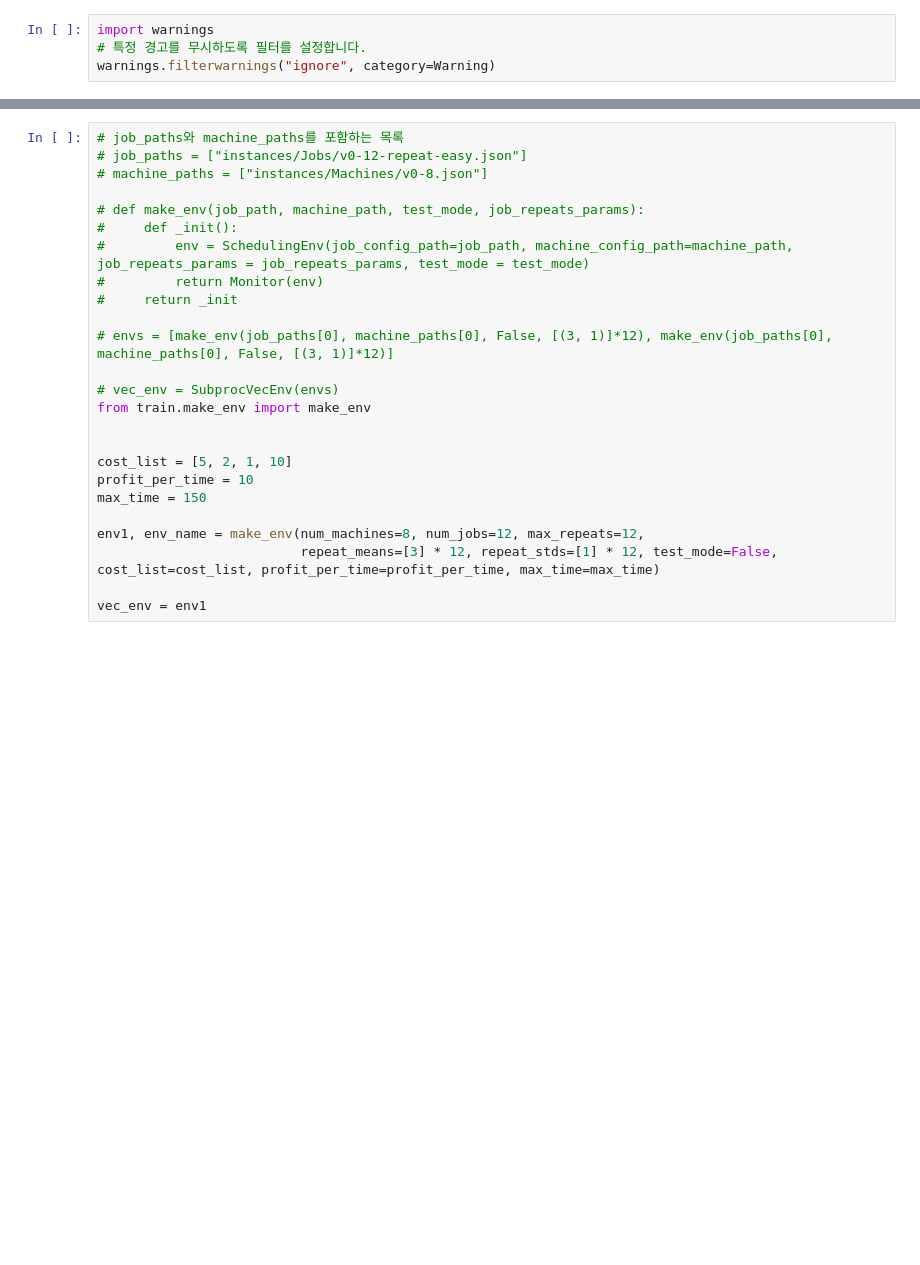
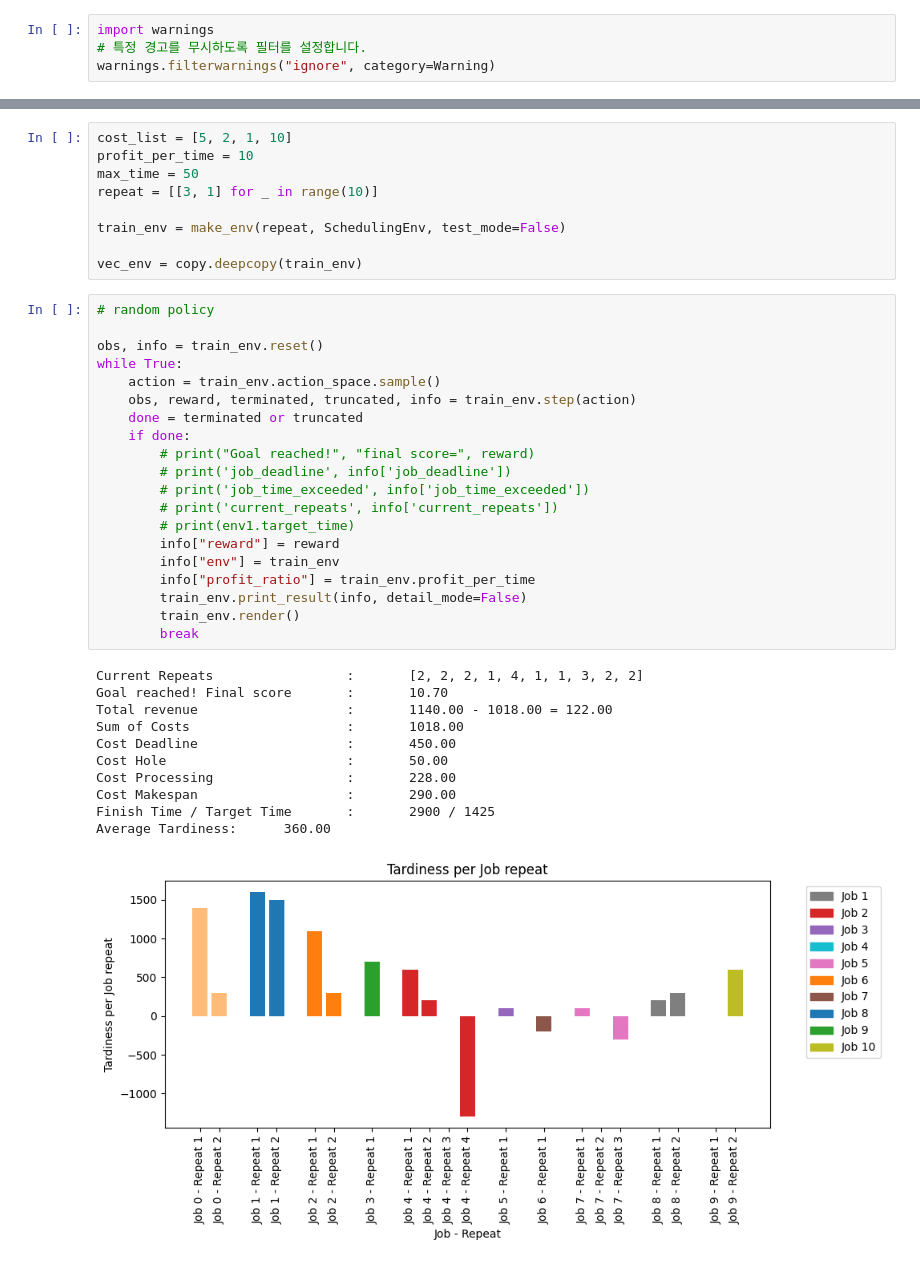
Before and after one commit to Huch0/RL-Scheduler, a Jupyter notebook: MaskablePPO-Repeatable.ipynb, the cells around one changed output, grey strips where cells are left out. Drawn from its saved outputs; the diff is of its cells as text; blank space fills up the shorter version.

```diff
--- a/MaskablePPO-Repeatable.ipynb
+++ b/MaskablePPO-Repeatable.ipynb
@@ -140,25 +46,41 @@ finish_time 600
 # %%
-# job_paths와 machine_paths를 포함하는 목록
-# job_paths = ["instances/Jobs/v0-12-repeat-easy.json"]
-# machine_paths = ["instances/Machines/v0-8.json"]
-
-# def make_env(job_path, machine_path, test_mode, job_repeats_params):
-#     def _init():
-#         env = SchedulingEnv(job_config_path=job_path, machine_config_path=machine_path, job_repeats_params = job_repeats_params, test_mode = test_mode)
-#         return Monitor(env)
-#     return _init
-
-# envs = [make_env(job_paths[0], machine_paths[0], False, [(3, 1)]*12), make_env(job_paths[0], machine_paths[0], False, [(3, 1)]*12)]
-
-# vec_env = SubprocVecEnv(envs)
-from train.make_env import make_env
-
-
 cost_list = [5, 2, 1, 10]
 profit_per_time = 10
-max_time = 150
+max_time = 50
+repeat = [[3, 1] for _ in range(10)]
 
-env1, env_name = make_env(num_machines=8, num_jobs=12, max_repeats=12,
-                          repeat_means=[3] * 12, repeat_stds=[1] * 12, test_mode=False, cost_list=cost_list, profit_per_time=profit_per_time, max_time=max_time)
+train_env = make_env(repeat, SchedulingEnv, test_mode=False)
 
-vec_env = env1
+vec_env = copy.deepcopy(train_env)
+# %%
+# random policy
+
+obs, info = train_env.reset()
+while True:
+    action = train_env.action_space.sample()
+    obs, reward, terminated, truncated, info = train_env.step(action)
+    done = terminated or truncated
+    if done:
+        # print("Goal reached!", "final score=", reward)
+        # print('job_deadline', info['job_deadline'])
+        # print('job_time_exceeded', info['job_time_exceeded'])
+        # print('current_repeats', info['current_repeats'])
+        # print(env1.target_time)
+        info["reward"] = reward
+        info["env"] = train_env
+        info["profit_ratio"] = train_env.profit_per_time
+        train_env.print_result(info, detail_mode=False)
+        train_env.render()
+        break
+# %% [output]
+Current Repeats                 :       [2, 2, 2, 1, 4, 1, 1, 3, 2, 2]
+Goal reached! Final score       :       10.70
+Total revenue                   :       1140.00 - 1018.00 = 122.00
+Sum of Costs                    :       1018.00
+Cost Deadline                   :       450.00
+Cost Hole                       :       50.00
+Cost Processing                 :       228.00
+Cost Makespan                   :       290.00
+Finish Time / Target Time       :       2900 / 1425
+Average Tardiness:      360.00
+[figure, added]
```
Also changed, not shown: parts of 14 cells of this notebook, 1 other file.
